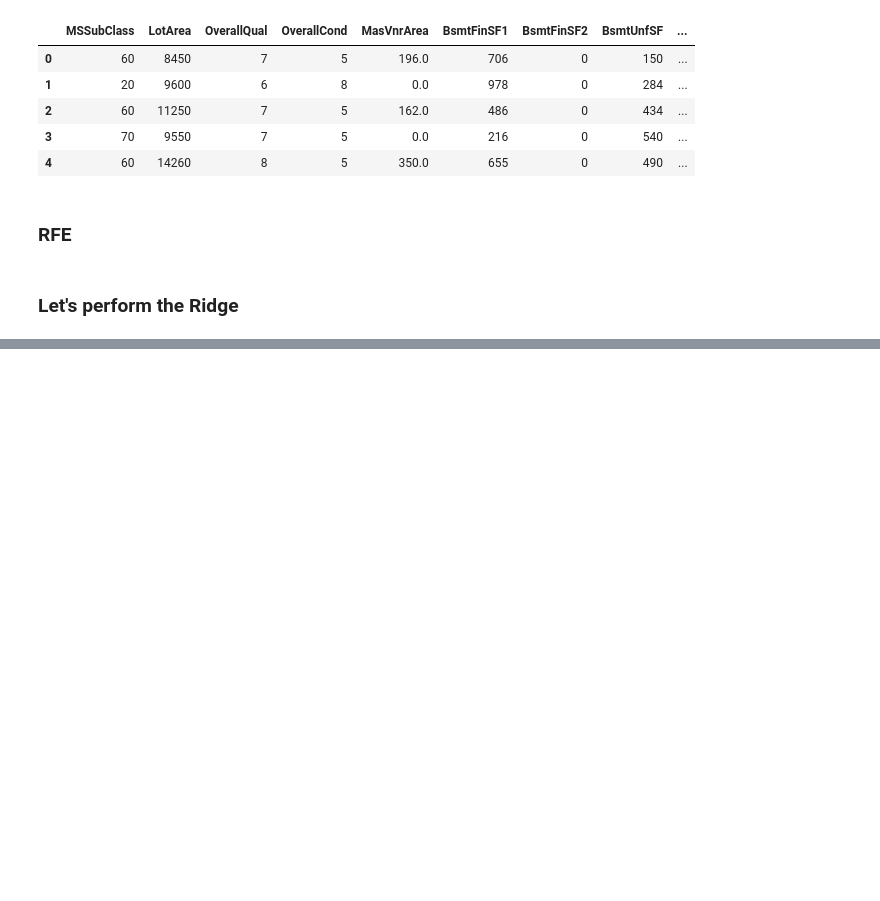
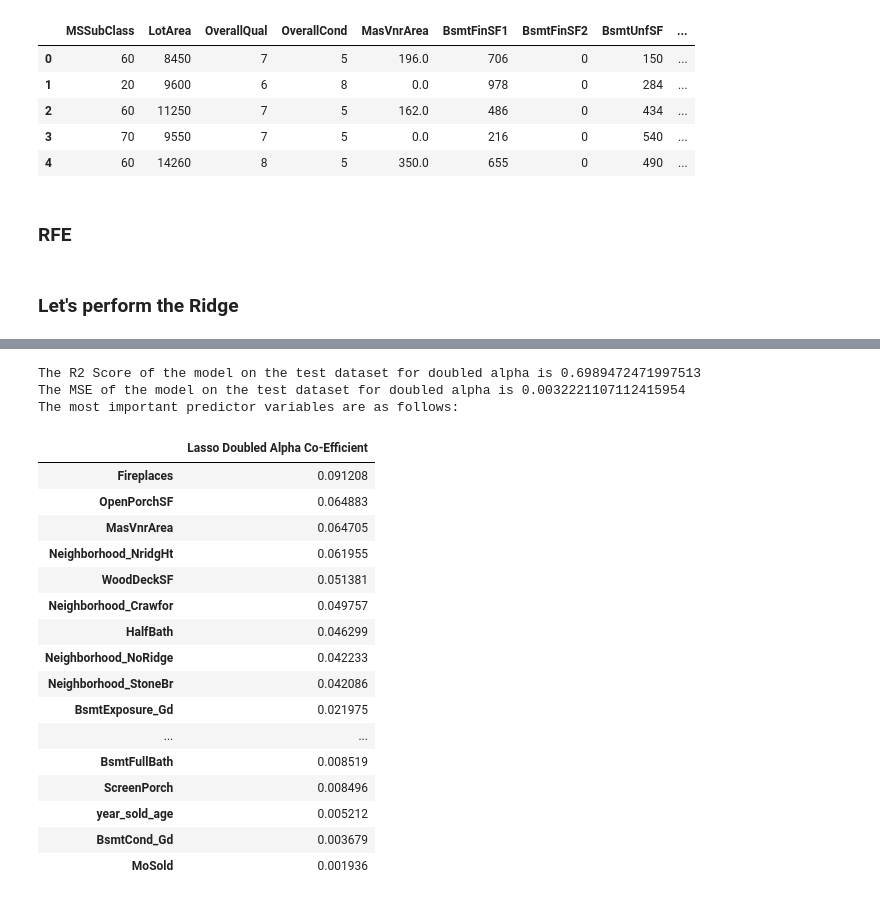
Before and after one commit to Priyesh17/advanced-regression-assign, a Jupyter notebook: advanced-regression.ipynb, the cells around one changed output, grey strips where cells are left out. Cells and saved outputs as stored; diff of their text form; code cells hidden in the pictures; blank space fills up the shorter version.

```diff
--- a/advanced-regression.ipynb
+++ b/advanced-regression.ipynb
@@ -615,0 +726,36 @@ The top features affecting the price comes out to be
+# %%
+# Lets double lasso and see the impact
+
+lasso_double = Lasso(alpha=0.0004,random_state=100)
+lasso_double.fit(X_train_rfe2,y_train)
+lasso_double_coef = lasso_double.coef_
+y_test_pred = lasso_double.predict(X_test_rfe2)
+print('The R2 Score of the model on the test dataset for doubled alpha is',r2_score(y_test, y_test_pred))
+print('The MSE of the model on the test dataset for doubled alpha is', mean_squared_error(y_test, y_test_pred))
+lasso_double_coeff = pd.DataFrame(np.atleast_2d(lasso_double_coef),columns=X_train_rfe2.columns)
+lasso_double_coeff = lasso_double_coeff.T
+lasso_double_coeff.rename(columns={0: 'Lasso Doubled Alpha Co-Efficient'},inplace=True)
+lasso_double_coeff.sort_values(by=['Lasso Doubled Alpha Co-Efficient'], ascending=False,inplace=True)
+print('The most important predictor variables are as follows:')
+lasso_double_coeff.head(20)
+# %% [output]
+The R2 Score of the model on the test dataset for doubled alpha is 0.6989472471997513
+The MSE of the model on the test dataset for doubled alpha is 0.0032221107112415954
+The most important predictor variables are as follows:
+|  | Lasso Doubled Alpha Co-Efficient |
+| Fireplaces | 0.091208 |
+| OpenPorchSF | 0.064883 |
+| MasVnrArea | 0.064705 |
+| Neighborhood_NridgHt | 0.061955 |
+| WoodDeckSF | 0.051381 |
+| Neighborhood_Crawfor | 0.049757 |
+| HalfBath | 0.046299 |
+| Neighborhood_NoRidge | 0.042233 |
+| Neighborhood_StoneBr | 0.042086 |
+| BsmtExposure_Gd | 0.021975 |
+| ... | ... |
+| BsmtFullBath | 0.008519 |
+| ScreenPorch | 0.008496 |
+| year_sold_age | 0.005212 |
+| BsmtCond_Gd | 0.003679 |
+| MoSold | 0.001936 |
```
Also changed, not shown: parts of 18 cells of this notebook, 2 other files.
